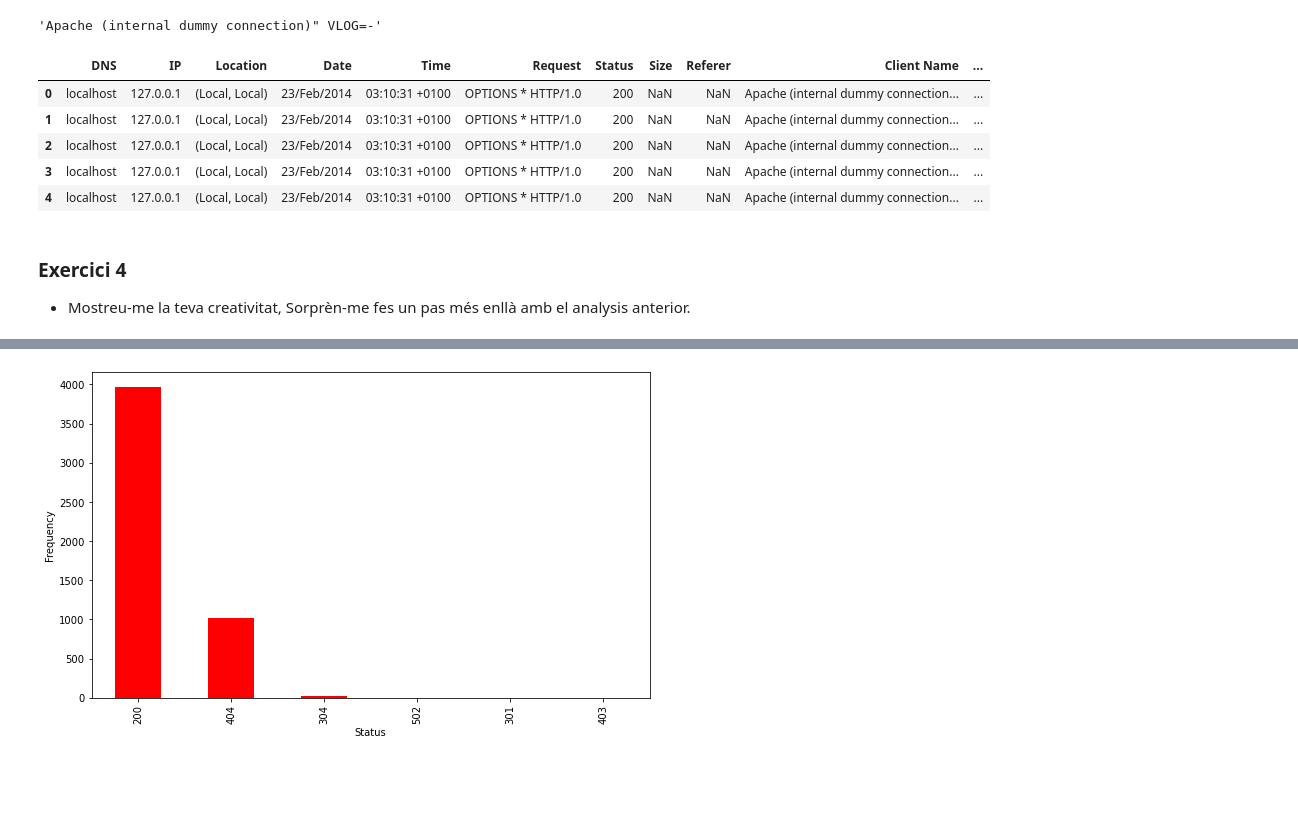
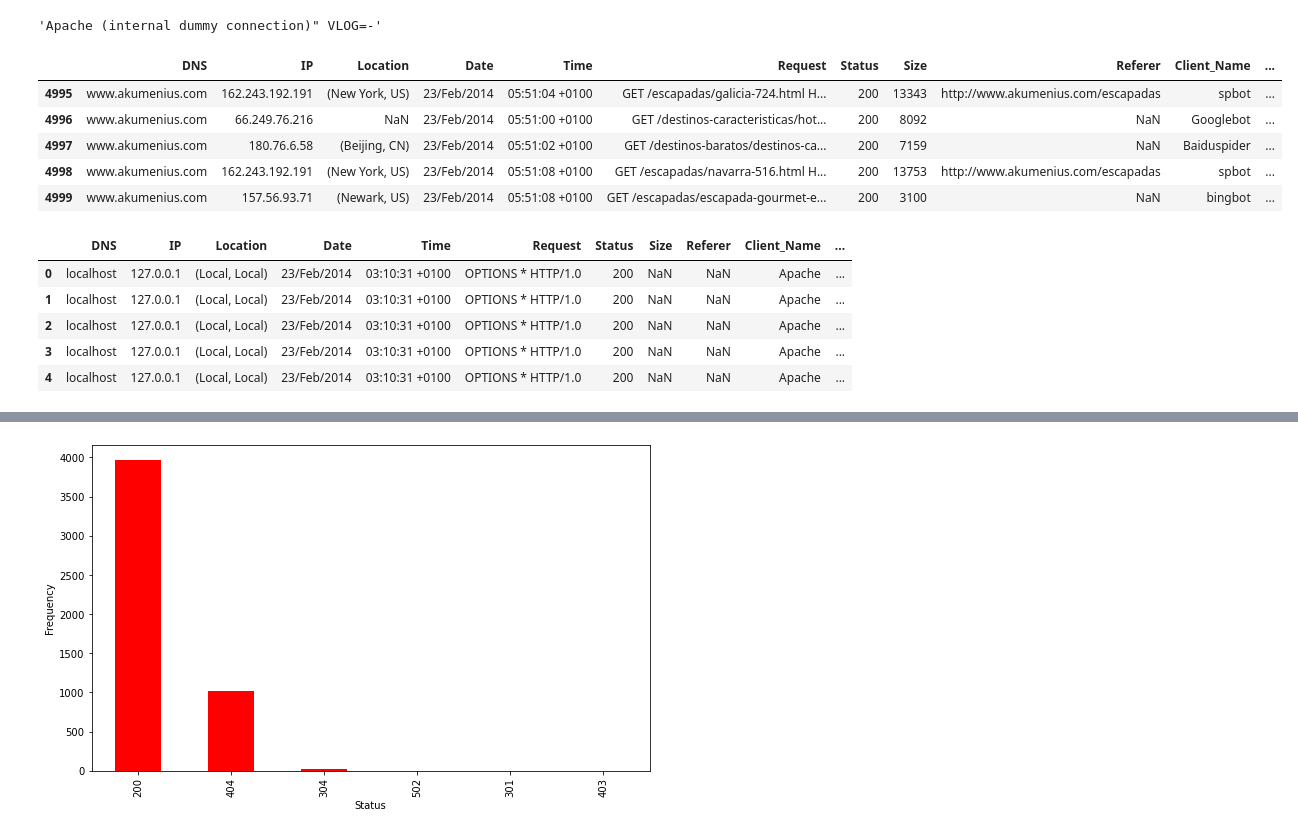
Before and after one commit to jesussantana/web-log-dash, a Jupyter notebook: Tasca_7_Registre_de_Logs.ipynb, the cells around one changed output, grey strips where cells are left out. Drawn from its saved outputs; the diff is of its cells as text; code cells hidden in the pictures; blank space fills up the shorter version.

```diff
--- a/Tasca_7_Registre_de_Logs.ipynb
+++ b/Tasca_7_Registre_de_Logs.ipynb
@@ -179,14 +180,6 @@ Logs_copy.head()
 | 4 | localhost | 127.0.0.1 |  | 23/Feb/2014 | 03:10:31 +0100 | OPTIONS * HTTP/1.0 | 200 | 200 | "-" | Apache (internal dummy connection... |
 # %%
 # Clean Size data
-
-'''def clean_column(df):
-
-    for row in df:
-
-        if row.Size == 200: return(np.nan)
-
-re.sub(r'200', clean_column(Logs_copy.Size))'''
 
 sizes = []
 
@@ -221,6 +214,7 @@ Logs_copy.tail()
 | 4999 | www.akumenius.com | 157.56.93.71 |  | 23/Feb/2014 | 05:51:08 +0100 | GET /escapadas/escapada-gourmet-e... | 200 | 3100 | -" | Mozilla/5.0 (compatible; bingbot/... |
 # %%
 # Clean Referer data
+
 referers = []
 
 for index, row in Logs_copy.iterrows():
@@ -228,7 +222,7 @@ for index, row in Logs_copy.iterrows():
     if re.search('-"', row.Referer):
         referers.append(np.nan)
     else:
-        referers.append(row.Referer)
+        referers.append(row.Referer.rstrip(row.Referer[-1]))
 
 Logs_copy.Referer = referers
 # %%
@@ -378,7 +337,7 @@ Logs_copy
 
 from device_detector import SoftwareDetector
 
-Devices = Logs_copy['UserAgent']
+Devices = Logs_copy.UserAgent
 device = []
 
 for x in Devices:
@@ -401,12 +360,12 @@ for x in device:
     os_version.append(x.os_version())
     device_type.append(x.device_type())
 
-Logs_copy['Client Name'] = client_name
-Logs_copy['Client Type'] = client_type
-Logs_copy['Client Version'] = client_version
-Logs_copy['Os Name'] = os_name
-Logs_copy['Os Version'] = os_version
-Logs_copy['Device Type'] = device_type
+Logs_copy['Client_Name'] = client_name
+Logs_copy['Client_Type'] = client_type
+Logs_copy['Client_Version'] = client_version
+Logs_copy['Os_Name'] = os_name
+Logs_copy['Os_Version'] = os_version
+Logs_copy['Device_Type'] = device_type
 
 Logs_copy
 # %% [output]
@@ -430,14 +389,32 @@ Logs_copy.UserAgent[0]
 # %%
 del(Logs_copy['UserAgent'])
 
-Logs_copy.head()
+Logs_copy.tail()
 # %% [output]
-|  | DNS | IP | Location | Date | Time | Request | Status | Size | Referer | Client Name | ... |
-| 0 | localhost | 127.0.0.1 | (Local, Local) | 23/Feb/2014 | 03:10:31 +0100 | OPTIONS * HTTP/1.0 | 200 | NaN | NaN | Apache (internal dummy connection... | ... |
-| 1 | localhost | 127.0.0.1 | (Local, Local) | 23/Feb/2014 | 03:10:31 +0100 | OPTIONS * HTTP/1.0 | 200 | NaN | NaN | Apache (internal dummy connection... | ... |
-| 2 | localhost | 127.0.0.1 | (Local, Local) | 23/Feb/2014 | 03:10:31 +0100 | OPTIONS * HTTP/1.0 | 200 | NaN | NaN | Apache (internal dummy connection... | ... |
-| 3 | localhost | 127.0.0.1 | (Local, Local) | 23/Feb/2014 | 03:10:31 +0100 | OPTIONS * HTTP/1.0 | 200 | NaN | NaN | Apache (internal dummy connection... | ... |
-| 4 | localhost | 127.0.0.1 | (Local, Local) | 23/Feb/2014 | 03:10:31 +0100 | OPTIONS * HTTP/1.0 | 200 | NaN | NaN | Apache (internal dummy connection... | ... |
+|  | DNS | IP | Location | Date | Time | Request | Status | Size | Referer | Client_Name | ... |
+| 4995 | www.akumenius.com | 162.243.192.191 | (New York, US) | 23/Feb/2014 | 05:51:04 +0100 | GET /escapadas/galicia-724.html H... | 200 | 13343 | http://www.akumenius.com/escapadas | spbot | ... |
+| 4996 | www.akumenius.com | 66.249.76.216 | NaN | 23/Feb/2014 | 05:51:00 +0100 | GET /destinos-caracteristicas/hot... | 200 | 8092 | NaN | Googlebot | ... |
+| 4997 | www.akumenius.com | 180.76.6.58 | (Beijing, CN) | 23/Feb/2014 | 05:51:02 +0100 | GET /destinos-baratos/destinos-ca... | 200 | 7159 | NaN | Baiduspider | ... |
+| 4998 | www.akumenius.com | 162.243.192.191 | (New York, US) | 23/Feb/2014 | 05:51:08 +0100 | GET /escapadas/navarra-516.html H... | 200 | 13753 | http://www.akumenius.com/escapadas | spbot | ... |
+| 4999 | www.akumenius.com | 157.56.93.71 | (Newark, US) | 23/Feb/2014 | 05:51:08 +0100 | GET /escapadas/escapada-gourmet-e... | 200 | 3100 | NaN | bingbot | ... |
-# %% [markdown]
-###  Exercici 4
-- Mostreu-me la teva creativitat, Sorprèn-me fes un pas més enllà amb el analysis anterior.
+# %%
+# Clean Client Data
+client = []
+
+for index, row in Logs_copy.iterrows():
+
+    if re.search('Apache', row.Client_Name):
+        client.append(row.Client_Name[0:6])
+    else:
+        client.append(row.Client_Name)
+
+Logs_copy.Client_Name = client
+
+Logs_copy.head()
+# %% [output]
+|  | DNS | IP | Location | Date | Time | Request | Status | Size | Referer | Client_Name | ... |
+| 0 | localhost | 127.0.0.1 | (Local, Local) | 23/Feb/2014 | 03:10:31 +0100 | OPTIONS * HTTP/1.0 | 200 | NaN | NaN | Apache | ... |
+| 1 | localhost | 127.0.0.1 | (Local, Local) | 23/Feb/2014 | 03:10:31 +0100 | OPTIONS * HTTP/1.0 | 200 | NaN | NaN | Apache | ... |
+| 2 | localhost | 127.0.0.1 | (Local, Local) | 23/Feb/2014 | 03:10:31 +0100 | OPTIONS * HTTP/1.0 | 200 | NaN | NaN | Apache | ... |
+| 3 | localhost | 127.0.0.1 | (Local, Local) | 23/Feb/2014 | 03:10:31 +0100 | OPTIONS * HTTP/1.0 | 200 | NaN | NaN | Apache | ... |
+| 4 | localhost | 127.0.0.1 | (Local, Local) | 23/Feb/2014 | 03:10:31 +0100 | OPTIONS * HTTP/1.0 | 200 | NaN | NaN | Apache | ... |
```
Also changed, not shown: parts of 16 cells of this notebook.
